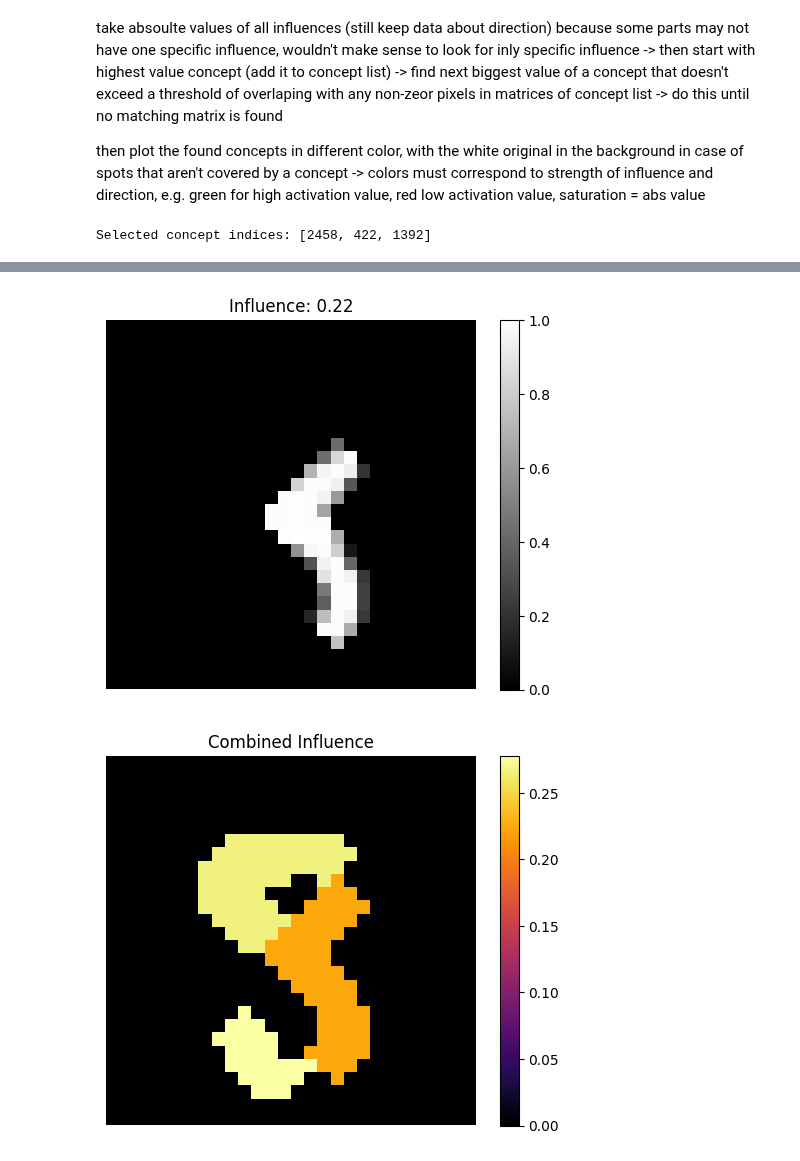
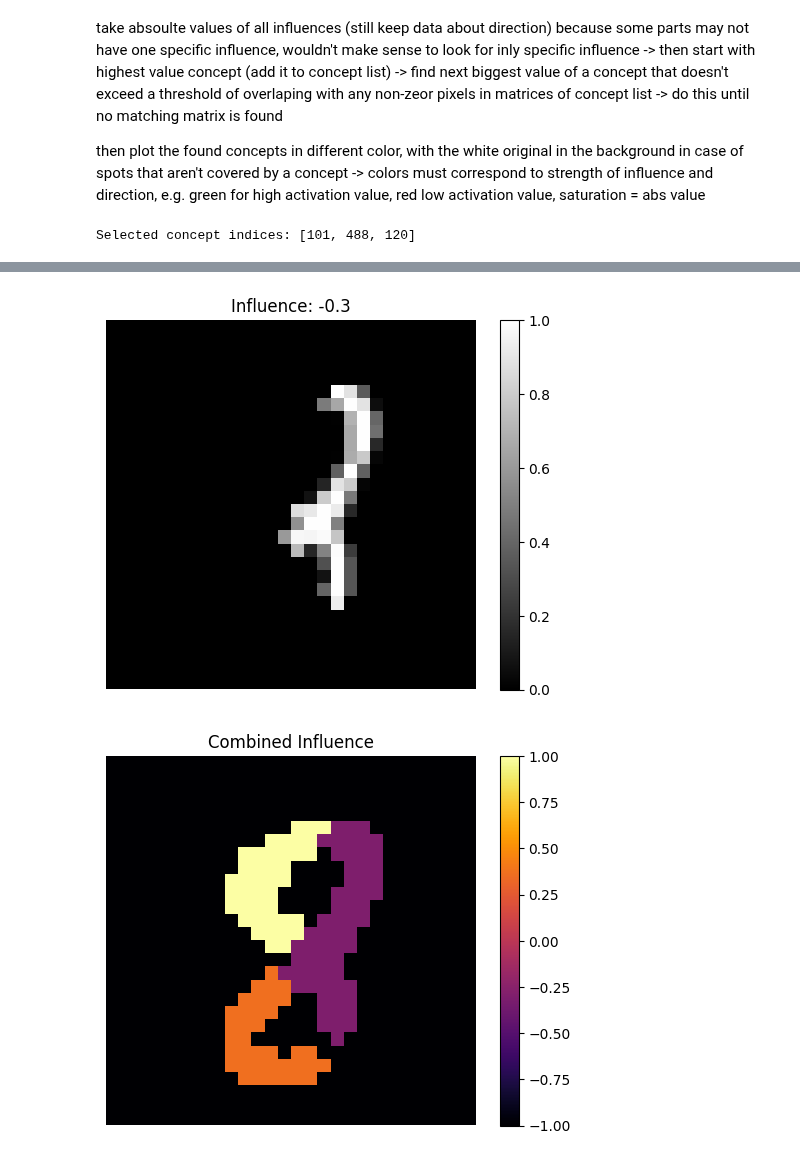
Before and after one commit to kns357/ANN_MA_Kaito, a Jupyter notebook: dce_cf_explainer_alldigits.ipynb, the cells around one changed output, grey strips where cells are left out. Saved outputs shown, nothing was run; the diff lists cells and outputs as text; code cells hidden in the pictures.

```diff
--- a/dce_cf_explainer_alldigits.ipynb
+++ b/dce_cf_explainer_alldigits.ipynb
@@ -262,7 +262,7 @@ def clusters_to_tensor(clusters, shape=(28, 28)):
 
 #clustering
 G = build_pixel_graph(skeleton)
-clusters = find_clusters(G, min_size=5, max_size=15)
+clusters = find_clusters(G, min_size=15, max_size=15)
 cluster_tensor = clusters_to_tensor(clusters) #[28, 28, n]
 
 
@@ -369,17 +387,29 @@ tensor(0.1386, device='cuda:0')
 #get highest actiations and plot the corresponding img:
 
 activations = torch.tensor([a.item() for a in activations_this_class])
+
+last10_values, last10_indices = torch.topk(activations, 10, largest=False)
+last10_tensors = [original_clusters[idx] for idx in last10_indices]
+
 top10_values, top10_indices = torch.topk(activations, 10, largest=True)
-
 top10_tensors = [original_clusters[idx] for idx in top10_indices]
 
 fig, axs = plt.subplots(2, 5, figsize=(12, 5))
 axs = axs.flatten()
 
 for i, ax in enumerate(axs):
+    im = last10_tensors[i]
+    ax.imshow(im.numpy(), cmap='gray')
+    ax.set_title(f"Act: {normalise_importance(last10_values[i]):.2f}")
+    ax.axis('off')
+
+fig2, axs2 = plt.subplots(2, 5, figsize=(12, 5))
+axs2 = axs2.flatten()
+
+for i, ax in enumerate(axs2):
     im = top10_tensors[i]
     ax.imshow(im.numpy(), cmap='gray')
-    ax.set_title(f"Act: {top10_values[i]:.2f}")
+    ax.set_title(f"Act: {normalise_importance(top10_values[i]):.2f}")
     ax.axis('off')
 
 plt.tight_layout()
@@ -423,7 +454,7 @@ def get_unique_concepts(original_clusters, activations, overlap_threshold=0.1):
 
         similarity = max(similarities) #(concept_mask & comp_mask).sum().float() / concept_mask.sum().float()
 
-        if concept_mask.sum() != 0 and similarity < 0.25:
+        if concept_mask.sum() != 0 and similarity < 0.4:
             comp_mask = concept_mask
             selected_indices.append(idx.item())
 
@@ -433,12 +464,14 @@ overlap_threshold = 0.25
 selected_indices = get_unique_concepts(original_clusters, activations_this_class, overlap_threshold)
 print("Selected concept indices:", selected_indices)
 
-combined = np.zeros_like(original_clusters[0], dtype=float)
+#combined = np.zeros_like(original_clusters[0], dtype=float)
+combined = np.full_like(original_clusters[0], fill_value=-1.0, dtype=float)
+
 
 for idx in selected_indices:
     mat = original_clusters[idx]
     value = activations_this_class[idx].item()
-    title = f"Influence: {round(value, 2)}"
+    title = f"Influence: {round(normalise_importance(value), 2)}"
 
     plt.figure()
     plt.imshow(mat, cmap='gray')
@@ -447,13 +480,15 @@ for idx in selected_indices:
     plt.axis('off')
     plt.show()
 
-    combined[mat != 0] = value
+    #mask = (mat!= 0) & (combined == 0)
+    #combined[mask] = normalise_importance(value)
+    combined[mat != 0] = normalise_importance(value)
 
 plt.figure()
-plt.imshow(combined, cmap='inferno')
+plt.imshow(combined, cmap='inferno', vmin=-1, vmax=1)
 plt.title("Combined Influence")
 plt.colorbar()
 plt.axis('off')
 plt.show()
 # %% [output]
-Selected concept indices: [2458, 422, 1392]
+Selected concept indices: [101, 488, 120]
@@ -462,5 +497,5 @@ Selected concept indices: [2458, 422, 1392]
-[figure, old version]
+[figure, new version]
-[figure, old version]
+[figure, new version]
 # %%
 def select_non_overlapping_concepts(original_clusters, activations, overlap_threshold=0.1):
     activations = torch.tensor(activations)
```
Also changed, not shown: parts of 13 cells of this notebook, 1 other file.
